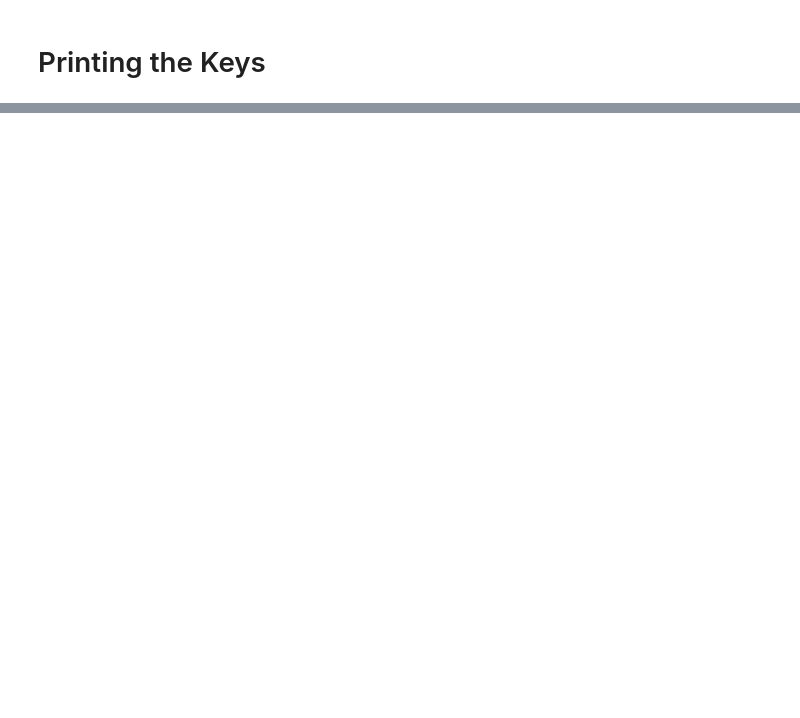
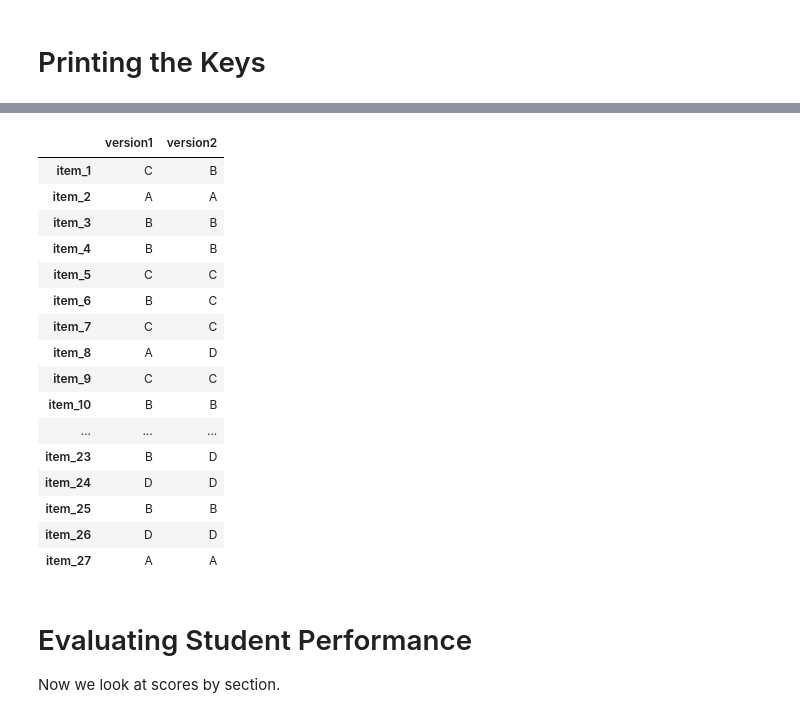
Before and after one commit to cragard/Grading, a Jupyter notebook: Script for cleaning and analyzing 1111 test data fall19ex1.ipynb, the cells around one changed output, grey strips where cells are left out. Cells and saved outputs as stored; diff of their text form; code cells hidden in the pictures; blank space fills up the shorter version.

Commit message:
updated fall 2019 1111 exam 1

```diff
--- a/Script for cleaning and analyzing 1111 test data fall19ex1.ipynb
+++ b/Script for cleaning and analyzing 1111 test data fall19ex1.ipynb
@@ -157,3 +138,4 @@ wrongcount_v2
 # %%
-v1keys = df.loc[(df.tuid=='NNNNNNNNN')&(df.version==1),itemcols]
+# import numpy as np
+v1keys = df.loc[(df.soar.isnull())&(df.soarType=='key')&(df.version==1),itemcols].iloc[0]
 v1keys
@@ -160,3 +160,3 @@ v1keys
 # %%
-v2keys = df.loc[(df.tuid=='NNNNNNNNN')&(df.version==2),itemcols]
+v2keys = df.loc[(df.soarType=='key')&(df.version==2),itemcols].iloc[0]
 v2keys
@@ -169,0 +181,28 @@ exkeys.version
+# %%
+letters2num_dict = {1:'D',2:'C',3:'B',4:'A'}
+keys = pd.DataFrame(data = {'version1':v1keys,'version2':v2keys})
+for col in keys.columns:
+    keys[col] = keys[col].apply(lambda x: letters2num_dict[int(x)])
+keys.to_csv('1111 exam 1 S2019 keys.csv',index = False)
+keys
+# %% [output]
+|  | version1 | version2 |
+| item_1 | C | B |
+| item_2 | A | A |
+| item_3 | B | B |
+| item_4 | B | B |
+| item_5 | C | C |
+| item_6 | B | C |
+| item_7 | C | C |
+| item_8 | A | D |
+| item_9 | C | C |
+| item_10 | B | B |
+| ... | ... | ... |
+| item_23 | B | D |
+| item_24 | D | D |
+| item_25 | B | B |
+| item_26 | D | D |
+| item_27 | A | A |
+# %% [markdown]
+# Evaluating Student Performance
+Now we look at scores by section.
```
Also changed, not shown: parts of 27 cells of this notebook, 3 other files.
